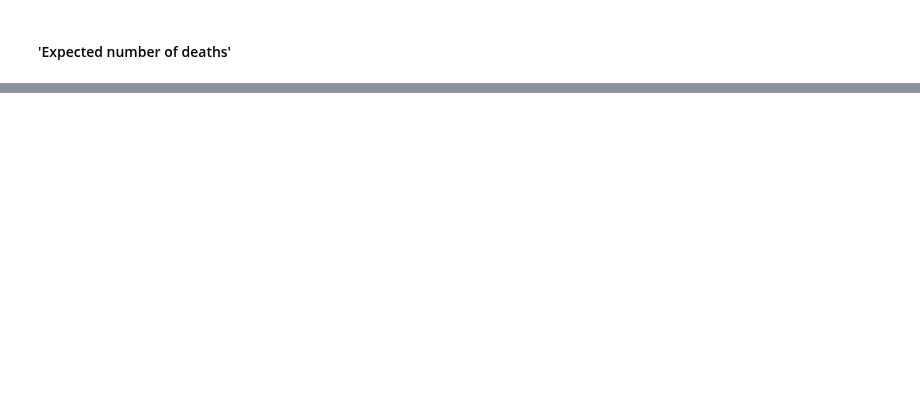
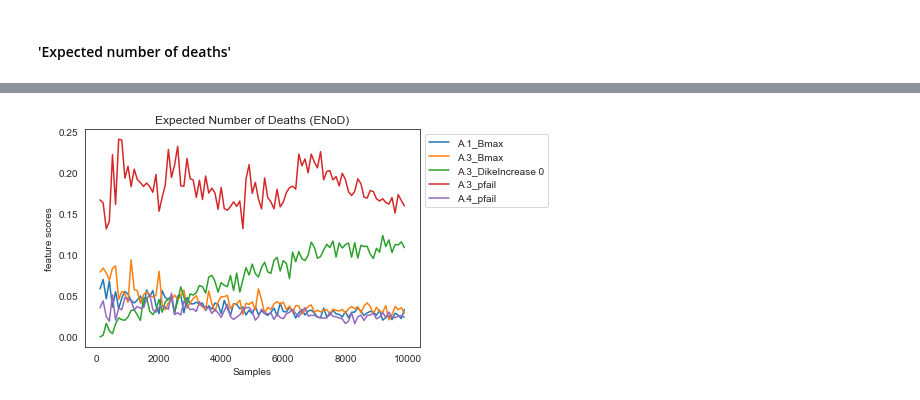
Before and after one commit to tamarvooijs/MBDM, a Jupyter notebook: final assignment/Extra_Trees.ipynb, the cells around one changed output, grey strips where cells are left out. Saved outputs shown, nothing was run; the diff lists cells and outputs as text; code cells hidden in the pictures; blank space fills up the shorter version.

```diff
--- a/final assignment/Extra_Trees.ipynb
+++ b/final assignment/Extra_Trees.ipynb
@@ -205,0 +160,24 @@ plt.show()
+# %%
+# Show convergence over number of samples
+combined_scores_ENoD = []
+for j in range(100, experiments.shape[0], 100):
+    scores_ENoD = feature_scoring.get_ex_feature_scores(experiments.iloc[0:j,:], outcomes['A.3_Expected Number of Deaths'][0:j],
+                                                   max_features=17,
+                                                   mode=RuleInductionType.REGRESSION)[0]
+    scores_ENoD.columns = [j]
+    combined_scores_ENoD.append(scores_ENoD)
+# %%
+combined_scores_ENoD = pd.concat(combined_scores_ENoD, axis=1, sort=True)
+outcomes_of_interest = ['A.3_pfail', 'A.3_DikeIncrease 0', 'A.4_pfail', 'A.1_Bmax', 'A.3_Bmax']
+combined_scores_ENoD = combined_scores_ENoD[combined_scores_ENoD.index.isin(outcomes_of_interest)]
+# %%
+fig, ax = plt.subplots(1)
+combined_scores_ENoD.T.plot(ax=ax)
+ax.legend(bbox_to_anchor=(1,1))
+ax.set_xlabel('Samples')
+ax.set_ylabel('feature scores')
+ax.set_title("Expected Number of Deaths (ENoD)")
+plt.savefig('./results/ENOD.png', bbox_inches='tight')
+plt.show()
+# %% [output]
+[figure, added]
```
Also changed, not shown: parts of 19 cells of this notebook.
